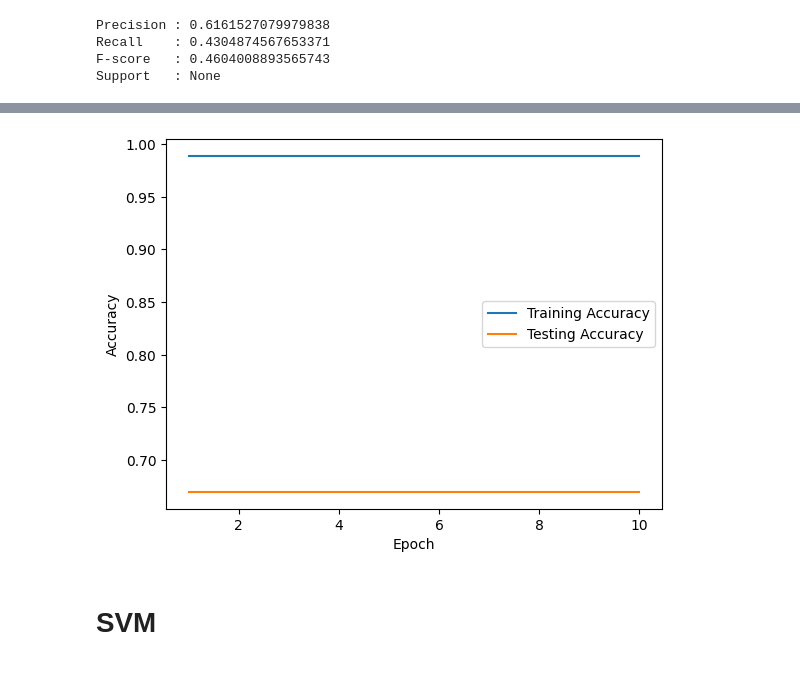
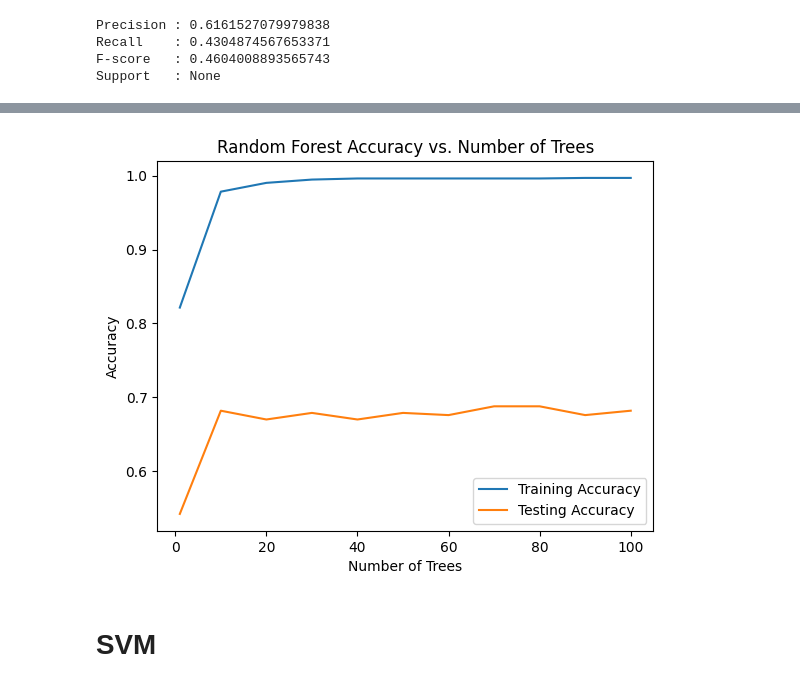
Before and after one commit to AshvinVignesh/Sentiment-Analysis, a Jupyter notebook: model/SA_SINHALA_3_CONTD(2).ipynb, the cells around one changed output, grey strips where cells are left out. Cells and saved outputs as stored; diff of their text form; code cells hidden in the pictures.

```diff
--- a/model/SA_SINHALA_3_CONTD(2).ipynb
+++ b/model/SA_SINHALA_3_CONTD(2).ipynb
@@ -293,32 +342,26 @@ import matplotlib.pyplot as plt
+# %%
+n_trees = [1, 10, 20, 30, 40, 50, 60, 70, 80, 90, 100]
+train_acc = []
+test_acc = []
+
+for n in n_trees:
+    rf_hy = RandomForestClassifier(n_estimators=n, random_state=42)
+    rf_hy.fit(X_train, y_train)
+    train_acc.append(rf_hy.score(X_train, y_train))
+    test_acc.append(rf_hy.score(X_test, y_test))
+
+# Plot the results
+plt.plot(n_trees, train_acc, label='Training Accuracy')
+plt.plot(n_trees, test_acc, label='Testing Accuracy')
+plt.xlabel('Number of Trees')
+plt.ylabel('Accuracy')
+plt.title('Random Forest Accuracy vs. Number of Trees')
+plt.legend()
+plt.show()
+# %% [output]
+[figure, added]
 # %%
 rf_hy1 = RandomForestClassifier(n_estimators=100, max_depth=5, max_features=0.5, min_samples_leaf=5, random_state=42)
-# %%
-train_accs = []
-test_accs = []
-
-# Train the model on the training data
-for epoch in range(10):
-    X_train, X_test, y_train, y_test = train_test_split(X,y, test_size =0.2, random_state=42)
-    rf_hy = RandomForestClassifier(random_state=42, n_jobs=-1, n_estimators=15)
-    rf_hy.fit(X_train, y_train)
-
-    # Evaluate the model on the training data
-    train_acc = rf_hy.score(X_train, y_train)
-    train_accs.append(train_acc)
-
-    # Evaluate the model on the test data
-    test_acc = rf_hy.score(X_test, y_test)
-    test_accs.append(test_acc)
-
-# Plot the training and testing accuracy
-plt.plot(range(1, 11), train_accs, label="Training Accuracy")
-plt.plot(range(1, 11), test_accs, label="Testing Accuracy")
-plt.xlabel("Epoch")
-plt.ylabel("Accuracy")
-plt.legend()
-plt.show()
-# %% [output]
-[figure, removed]
 # %% [markdown]
 # **SVM**
 # %%
```
Also changed, not shown: parts of 13 cells of this notebook.
